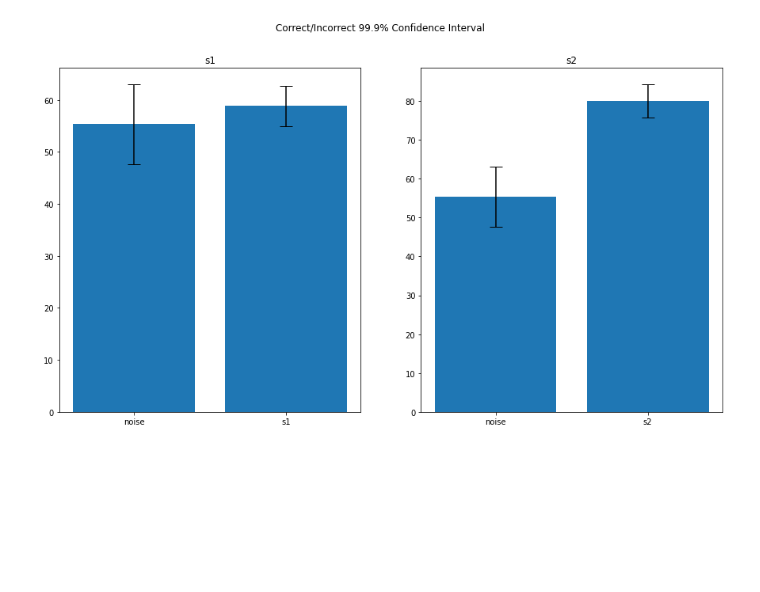
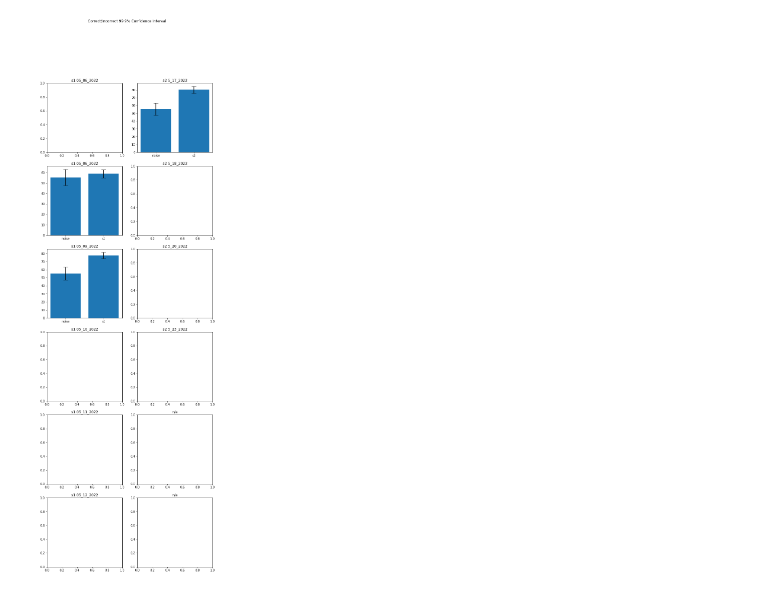
Before and after one commit to anthony0913/behavior-decoder, a Jupyter notebook: graphs.ipynb, the cells around one changed output. Cells and saved outputs as stored; diff of their text form; code cells hidden in the pictures; blank space fills up the shorter version.

Commit message:
generalized plotting procedure

```diff
--- a/graphs.ipynb
+++ b/graphs.ipynb
@@ -1,26 +1,40 @@
 # %%
 import numpy as np
 import matplotlib.pyplot as plt
 import math
 
-fig, ax = plt.subplots(nrows=1, ncols=2, figsize=(15,8))
+fig, ax = plt.subplots(nrows=6, ncols=2, figsize=(10,30))
+fig.suptitle("Correct/Incorrect 99.9% Confidence Interval")
 legs = 8
+b_acc = 55.3333
+b_stdev = 23.5106
 
 def conf(stdev, level=0.999, trials=100):
     if level==0.95:
         z = 1.960
     elif level==0.99:
         z=2.576
     elif level==0.999:
         z=3.291
     return z*stdev/math.sqrt(trials)
 
-fig.suptitle("Correct/Incorrect 99.9% Confidence Interval")
+def plot(x,y,title,acc,stdev,b_acc=b_acc,b_stdev=b_stdev):
+    ax[x,y].title.set_text(title)
+    if acc!=0:
+        ax[x,y].bar(["noise",title[:2]], [b_acc,acc], yerr=[conf(b_stdev), conf(stdev)], capsize=legs)
 
-ax[0].bar(["noise","s1"],[55.3333, 58.8889], yerr=[conf(23.5106),conf(11.8399)], capsize=legs)
-ax[0].title.set_text("s1")
+plot(0,0,"s1 05_06_2022",0,0)
+plot(1,0,"s1 05_06_2022",58.8889,11.8399)
+plot(2,0,"s1 05_09_2022",77.7059,11.6471)
+plot(3,0,"s1 05_10_2022",0,0)
+plot(4,0,"s1 05_11_2022",0,0)
+plot(5,0,"s1 05_12_2022",0,0)
 
-ax[1].bar(["noise","s2"],[55.3333, 80.0769], yerr=[conf(23.5106), conf(13.1020)], capsize=legs)
-ax[1].title.set_text("s2")
+plot(0,1, "s2 5_17_2022",80.0769,13.1020)
+plot(1,1, "s2 5_18_2022",0,0)
+plot(2,1, "s2 5_20_2022",0,0)
+plot(3,1, "s2 5_23_2022",0,0)
+plot(4,1, "n/a",0,0)
+plot(5,1, "n/a",0,0)
 # %% [output]
-[figure, old version]
+[figure, new version]
```
